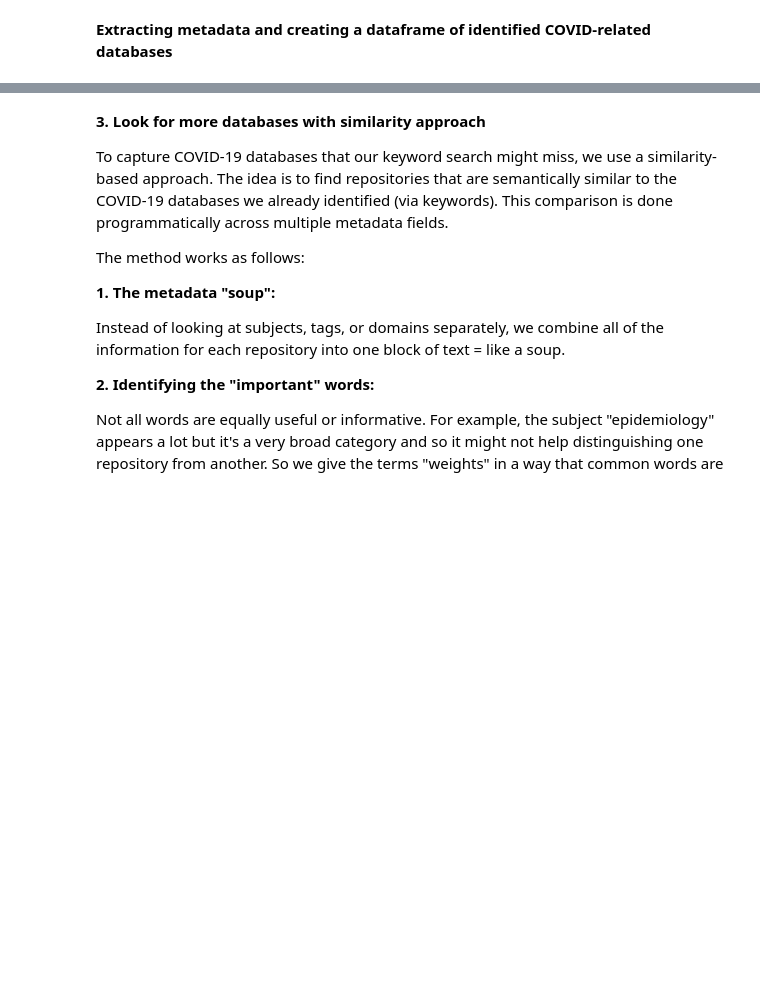
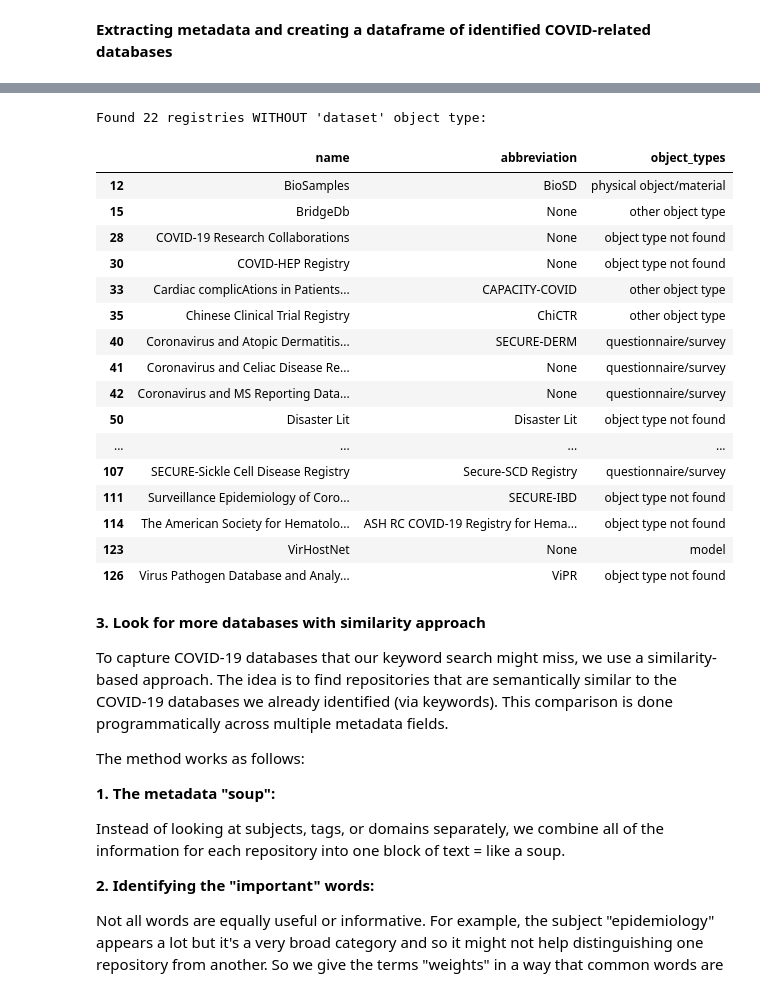
Before and after one commit to reginagilyan/repository-mapping, a Jupyter notebook: FAIRSHARING/fs_main_script.ipynb, the cells around one changed output, grey strips where cells are left out. Saved outputs shown, nothing was run; the diff lists cells and outputs as text; code cells hidden in the pictures; blank space fills up the shorter version.

```diff
--- a/FAIRSHARING/fs_main_script.ipynb
+++ b/FAIRSHARING/fs_main_script.ipynb
@@ -358,0 +375,2 @@ df_covid.head(10)
+# %%
+df_covid = extract_fairsharing_records(covid_databases)
@@ -362,3 +524,30 @@ df_covid.to_csv("data/covid_databases.csv", index=False)
+# %%
+# Filter for registries without 'dataset' in object_types
+no_dataset = df_covid[
+    df_covid['object_types'].str.lower().str.contains('dataset', na=False) == False
+]
+
+print(f"\nFound {len(no_dataset)} registries WITHOUT 'dataset' object type:")
+no_dataset[['name', 'abbreviation', 'object_types']]
+# %% [output]
+Found 22 registries WITHOUT 'dataset' object type:
+|  | name | abbreviation | object_types |
+| 12 | BioSamples | BioSD | physical object/material |
+| 15 | BridgeDb | None | other object type |
+| 28 | COVID-19 Research Collaborations | None | object type not found |
+| 30 | COVID-HEP Registry | None | object type not found |
+| 33 | Cardiac complicAtions in Patients... | CAPACITY-COVID | other object type |
+| 35 | Chinese Clinical Trial Registry | ChiCTR | other object type |
+| 40 | Coronavirus and Atopic Dermatitis... | SECURE-DERM | questionnaire/survey |
+| 41 | Coronavirus and Celiac Disease Re... | None | questionnaire/survey |
+| 42 | Coronavirus and MS Reporting Data... | None | questionnaire/survey |
+| 50 | Disaster Lit | Disaster Lit | object type not found |
+| ... | ... | ... | ... |
+| 107 | SECURE-Sickle Cell Disease Registry | Secure-SCD Registry | questionnaire/survey |
+| 111 | Surveillance Epidemiology of Coro... | SECURE-IBD | object type not found |
+| 114 | The American Society for Hematolo... | ASH RC COVID-19 Registry for Hema... | object type not found |
+| 123 | VirHostNet | None | model |
+| 126 | Virus Pathogen Database and Analy... | ViPR | object type not found |
 # %% [markdown]
 **3. Look for more databases with similarity approach**
 
```
Also changed, not shown: parts of 33 cells of this notebook, 20 other files.
